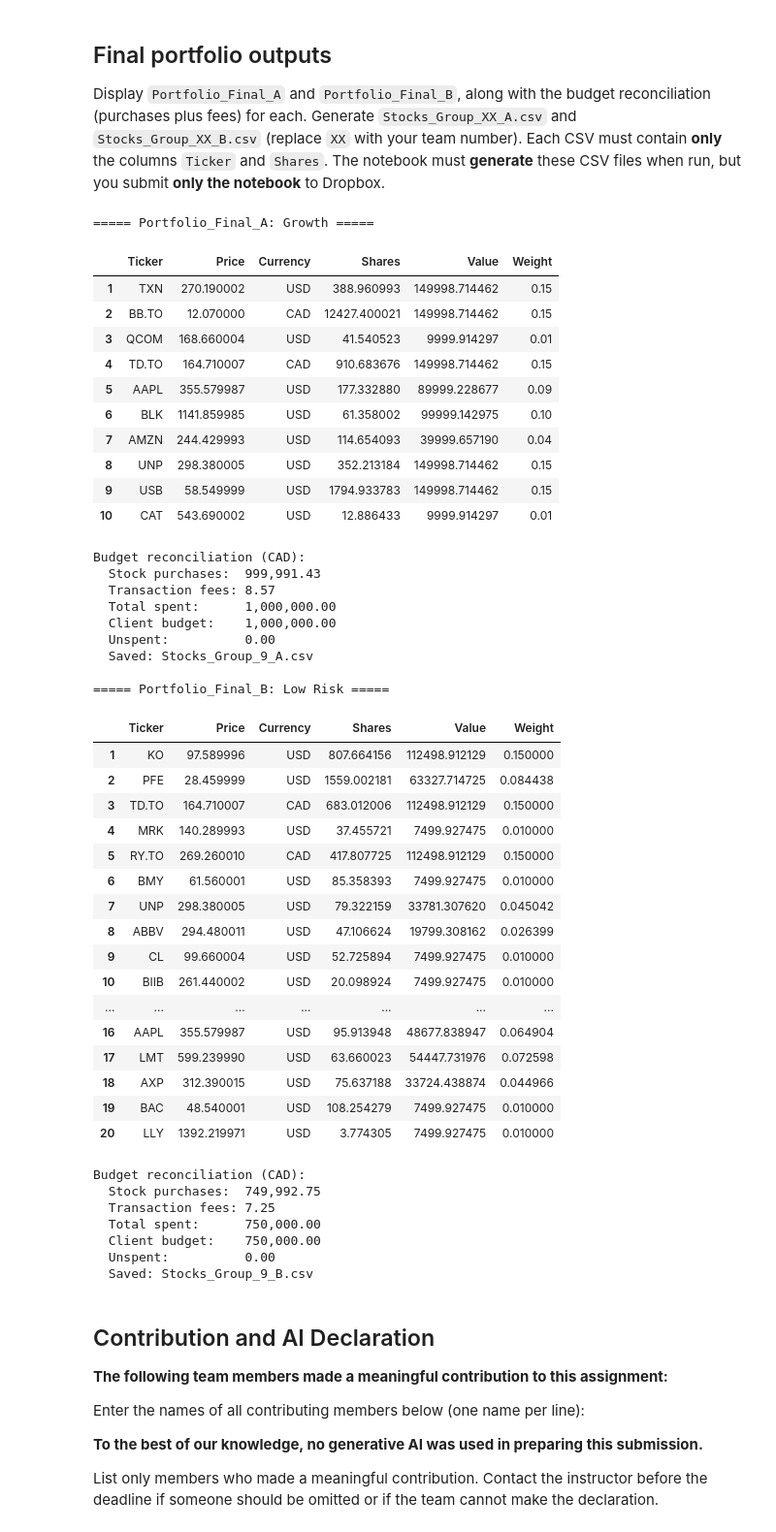
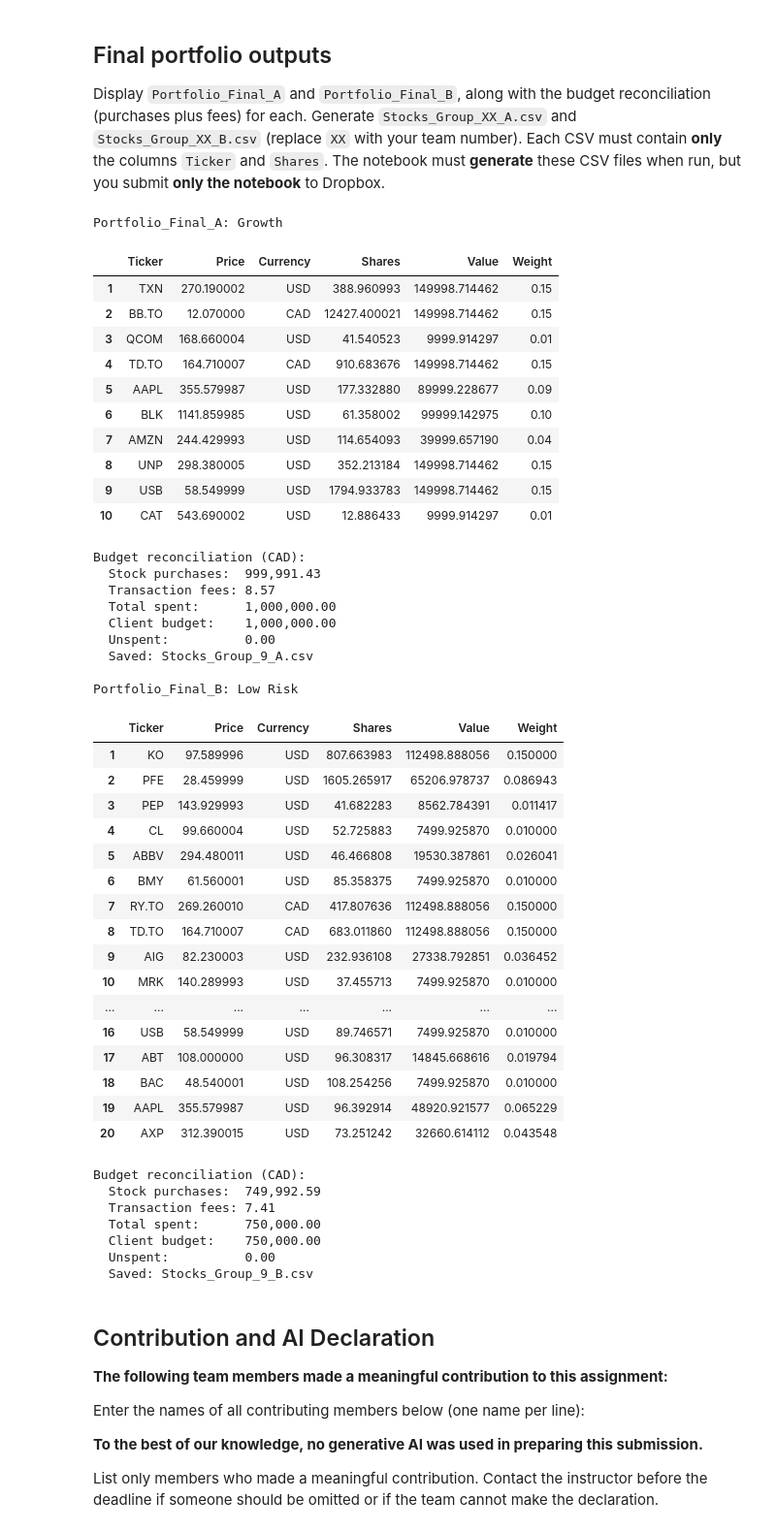
Before and after one commit to olyviii/Robo-Investor, a Jupyter notebook: Team_09_Assignment_1_2026.ipynb, the cells around one changed output. Shown at 97% size. Drawn from its saved outputs; the diff is of its cells as text; code cells hidden in the pictures.

Commit message:
goodbye earnings date :(

```diff
--- a/Team_09_Assignment_1_2026.ipynb
+++ b/Team_09_Assignment_1_2026.ipynb
@@ -71,16 +71,11 @@ CLIENTS = {
 
 #Read Tickers.csv and drop duplicates
 def load_tickers(path=TICKER_FILE):
-    """Input : path to the ticker csv (no header)
-    Output: list[str] of unique, cleaned tickers"""
     tickers = pd.read_csv(path, header=None, names=['Ticker'])
     return tickers['Ticker'].dropna().astype(str).str.strip().str.upper().drop_duplicates().tolist()
 
 #Filter stocks based on assignment eligibility (first initial filter) and return a list of filtered stocks and a dictionary with sector, currency, market
 def filter_ticks(tickers, min_volume=MIN_AVG_VOLUME, min_days_per_month=MIN_TRADING_DAYS):
-    """Filter all tickers based on assignment requirements.
-    Input : list of tickers
-    Output: (list of eligible tickers, DataFrame of info indexed by Ticker with currency, sector, market)"""
     filtered = []
     records = {}
 
@@ -110,12 +105,11 @@ def filter_ticks(tickers, min_volume=MIN_AVG_VOLUME, min_days_per_month=MIN_TRAD
                 records[i] = {"currency": info.get('currency'),
                               "sector": info.get('sector') or "Unknown",   # needed for the sector cap
                               "market": market,
-                              "beta": info.get('beta'),
-                              "next_earnings": pd.to_datetime(info.get('earningsTimestamp'), unit='s')}
+                              "beta": info.get('beta')}
         except Exception:
             continue  # skip the invalid tickers or download errors
 
-    return filtered, pd.DataFrame.from_dict(records, orient="index", columns=["currency", "sector", "market", "beta", "next_earnings"])
+    return filtered, pd.DataFrame.from_dict(records, orient="index", columns=["currency", "sector", "market", "beta"])
 
 #returns dictionary with filtered info, prices_local, and current exchange rate
 def load_market_data(tickers, info, start=HIST_START, end=PURCHASE_DATE):
@@ -165,10 +159,6 @@ def transaction_fee_cad(shares, usdcad):
 
 #makes sure that purchases + fees = budget and repeats the calculation for the fees multiple times, returns the total fees and series of shares bought for each stock
 def allocate_shares(weights, price_cad, usdcad, budget):
-    """Turn weights into shares so that purchases + fees = budget.
-    The fee depends on the shares and the shares depend on the fee, so we repeat the
-    calculation a few times until the numbers settle.
-    Output: (shares Series, total_fees number)"""
     fees = 0
     for _ in range(10):
         shares = weights * (budget - fees) / price_cad #spend what's left after fees
@@ -361,17 +348,15 @@ def weight_stocks_B(selected, returns, info):
     result = minimize(portfolio_variance, start, args=(stock_returns,), method="SLSQP", bounds=bounds, constraints=constraints, tol=1e-12)
     return pd.Series(result.x, index=selected)
 # %%
+#builds the final portfolio dataframe the same way for both clients, also calls allocate_shares to buy them
 def finish_portfolio(client, selected, weights, data, returns, prices_cad, usdcad):
-    """Everything after stock selection and weighting, the same for both clients:
-    apply caps, buy shares, build the table.
-    Output: (portfolio table, final weights, total fees)"""
-    cfg = CLIENTS[client]
+    client_info = CLIENTS[client]
     info = data["info"]
 
 
     price_cad_buy = prices_cad.loc[PURCHASE_DATE]
     prices_local_buy = data["prices_local"].loc[PURCHASE_DATE]
-    shares, fees = allocate_shares(weights, price_cad_buy[selected], usdcad, cfg["budget"])
+    shares, fees = allocate_shares(weights, price_cad_buy[selected], usdcad, client_info["budget"])
 
     portfolio = pd.DataFrame(index=shares.index)
     portfolio["Price"] = prices_local_buy[shares.index]
@@ -401,14 +386,10 @@ def second_filter(eligible, data, info):
         return eligible
 
     for ticker in eligible:
-        if data['prices_local'][ticker].mean() < 5: #remove penny stocks, unavoidable plummets/spikes, low liquidity
+        if data['prices_local'].loc[PURCHASE_DATE, ticker] < 5: #remove penny stocks, unavoidable plummets/spikes, low liquidity (current price is less than 5 dollars)
             continue
         if info.loc[ticker, 'sector'] == 'Unknown': #remove stocks with unknown sector
             continue
-        date = info.loc[ticker, 'next_earnings']
-        #if pd.notna(date) and PURCHASE_DATE <= date <= END_DATE:
-            #continue
-            #print(ticker)
         kept.append(ticker)
     return kept
 
@@ -416,7 +397,7 @@ info = data["info"]
 eligible = list(info.index)  # after dropping tickers with no purchase-date price
 eligible = second_filter(eligible, data, info)
 
-returns = compute_returns(prices_cad)
+returns = compute_returns(prices_cad[eligible])
 usdcad = data["fx"].loc[PURCHASE_DATE]
 # %% [output]
 $AGN: possibly delisted; no timezone found
@@ -570,70 +550,71 @@ Purchases + fees within budget: PASS
 
 Display `Portfolio_Final_A` and `Portfolio_Final_B`, along with the budget reconciliation (purchases plus fees) for each. Generate `Stocks_Group_XX_A.csv` and `Stocks_Group_XX_B.csv` (replace `XX` with your team number). Each CSV must contain **only** the columns `Ticker` and `Shares`. The notebook must **generate** these CSV files when run, but you submit **only the notebook** to Dropbox.
 # %%
+#Display the portfolio, show how the budget is spent, and save both CSVs to new files
 def show_final_output(client, portfolio, fees):
-    """Display the portfolio, show the budget reconciliation, and save the CSV."""
-    cfg = CLIENTS[client]
+
+    client_info = CLIENTS[client]
     purchases = portfolio["Value"].sum()
 
-    print(f"===== Portfolio_Final_{client}: {cfg['name']} =====")
+    print(f"Portfolio_Final_{client}: {client_info['name']}")
     display(portfolio)
 
     print("Budget reconciliation (CAD):")
     print(f"  Stock purchases:  {purchases:,.2f}")
     print(f"  Transaction fees: {fees:,.2f}")
     print(f"  Total spent:      {purchases + fees:,.2f}")
-    print(f"  Client budget:    {cfg['budget']:,.2f}")
-    print(f"  Unspent:          {cfg['budget'] - purchases - fees:,.2f}")
+    print(f"  Client budget:    {client_info['budget']:,.2f}")
+    print(f"  Unspent:          {client_info['budget'] - purchases - fees:,.2f}")
 
     portfolio[["Ticker", "Shares"]].to_csv(f"Stocks_Group_{GROUP_NUMBER}_{client}.csv", index=False)
 
     print(f"  Saved: Stocks_Group_{GROUP_NUMBER}_{client}.csv\n")
 
 
 show_final_output("A", Portfolio_Final_A, fees_A)
 show_final_output("B", Portfolio_Final_B, fees_B)
 # %% [output]
-===== Portfolio_Final_A: Growth =====
+Portfolio_Final_A: Growth
 |  | Ticker | Price | Currency | Shares | Value | Weight |
 | 1 | TXN | 270.190002 | USD | 388.960993 | 149998.714462 | 0.15 |
 | 2 | BB.TO | 12.070000 | CAD | 12427.400021 | 149998.714462 | 0.15 |
 | 3 | QCOM | 168.660004 | USD | 41.540523 | 9999.914297 | 0.01 |
 | 4 | TD.TO | 164.710007 | CAD | 910.683676 | 149998.714462 | 0.15 |
 | 5 | AAPL | 355.579987 | USD | 177.332880 | 89999.228677 | 0.09 |
 | 6 | BLK | 1141.859985 | USD | 61.358002 | 99999.142975 | 0.10 |
 | 7 | AMZN | 244.429993 | USD | 114.654093 | 39999.657190 | 0.04 |
 | 8 | UNP | 298.380005 | USD | 352.213184 | 149998.714462 | 0.15 |
 | 9 | USB | 58.549999 | USD | 1794.933783 | 149998.714462 | 0.15 |
 | 10 | CAT | 543.690002 | USD | 12.886433 | 9999.914297 | 0.01 |
 Budget reconciliation (CAD):
   Stock purchases:  999,991.43
   Transaction fees: 8.57
   Total spent:      1,000,000.00
   Client budget:    1,000,000.00
   Unspent:          0.00
   Saved: Stocks_Group_9_A.csv
 
-===== Portfolio_Final_B: Low Risk =====
+Portfolio_Final_B: Low Risk
 |  | Ticker | Price | Currency | Shares | Value | Weight |
-| 1 | KO | 97.589996 | USD | 807.664156 | 112498.912129 | 0.150000 |
-| 2 | PFE | 28.459999 | USD | 1559.002181 | 63327.714725 | 0.084438 |
-| 3 | TD.TO | 164.710007 | CAD | 683.012006 | 112498.912129 | 0.150000 |
-| 4 | MRK | 140.289993 | USD | 37.455721 | 7499.927475 | 0.010000 |
-| 5 | RY.TO | 269.260010 | CAD | 417.807725 | 112498.912129 | 0.150000 |
-| 6 | BMY | 61.560001 | USD | 85.358393 | 7499.927475 | 0.010000 |
-| 7 | UNP | 298.380005 | USD | 79.322159 | 33781.307620 | 0.045042 |
-| 8 | ABBV | 294.480011 | USD | 47.106624 | 19799.308162 | 0.026399 |
-| 9 | CL | 99.660004 | USD | 52.725894 | 7499.927475 | 0.010000 |
-| 10 | BIIB | 261.440002 | USD | 20.098924 | 7499.927475 | 0.010000 |
+| 1 | KO | 97.589996 | USD | 807.663983 | 112498.888056 | 0.150000 |
+| 2 | PFE | 28.459999 | USD | 1605.265917 | 65206.978737 | 0.086943 |
+| 3 | PEP | 143.929993 | USD | 41.682283 | 8562.784391 | 0.011417 |
+| 4 | CL | 99.660004 | USD | 52.725883 | 7499.925870 | 0.010000 |
+| 5 | ABBV | 294.480011 | USD | 46.466808 | 19530.387861 | 0.026041 |
+| 6 | BMY | 61.560001 | USD | 85.358375 | 7499.925870 | 0.010000 |
+| 7 | RY.TO | 269.260010 | CAD | 417.807636 | 112498.888056 | 0.150000 |
+| 8 | TD.TO | 164.710007 | CAD | 683.011860 | 112498.888056 | 0.150000 |
+| 9 | AIG | 82.230003 | USD | 232.936108 | 27338.792851 | 0.036452 |
+| 10 | MRK | 140.289993 | USD | 37.455713 | 7499.925870 | 0.010000 |
 | ... | ... | ... | ... | ... | ... | ... |
-| 16 | AAPL | 355.579987 | USD | 95.913948 | 48677.838947 | 0.064904 |
-| 17 | LMT | 599.239990 | USD | 63.660023 | 54447.731976 | 0.072598 |
-| 18 | AXP | 312.390015 | USD | 75.637188 | 33724.438874 | 0.044966 |
-| 19 | BAC | 48.540001 | USD | 108.254279 | 7499.927475 | 0.010000 |
-| 20 | LLY | 1392.219971 | USD | 3.774305 | 7499.927475 | 0.010000 |
+| 16 | USB | 58.549999 | USD | 89.746571 | 7499.925870 | 0.010000 |
+| 17 | ABT | 108.000000 | USD | 96.308317 | 14845.668616 | 0.019794 |
+| 18 | BAC | 48.540001 | USD | 108.254256 | 7499.925870 | 0.010000 |
+| 19 | AAPL | 355.579987 | USD | 96.392914 | 48920.921577 | 0.065229 |
+| 20 | AXP | 312.390015 | USD | 73.251242 | 32660.614112 | 0.043548 |
 Budget reconciliation (CAD):
-  Stock purchases:  749,992.75
-  Transaction fees: 7.25
+  Stock purchases:  749,992.59
+  Transaction fees: 7.41
   Total spent:      750,000.00
   Client budget:    750,000.00
   Unspent:          0.00
```
Also changed, not shown: parts of 3 cells of this notebook.
